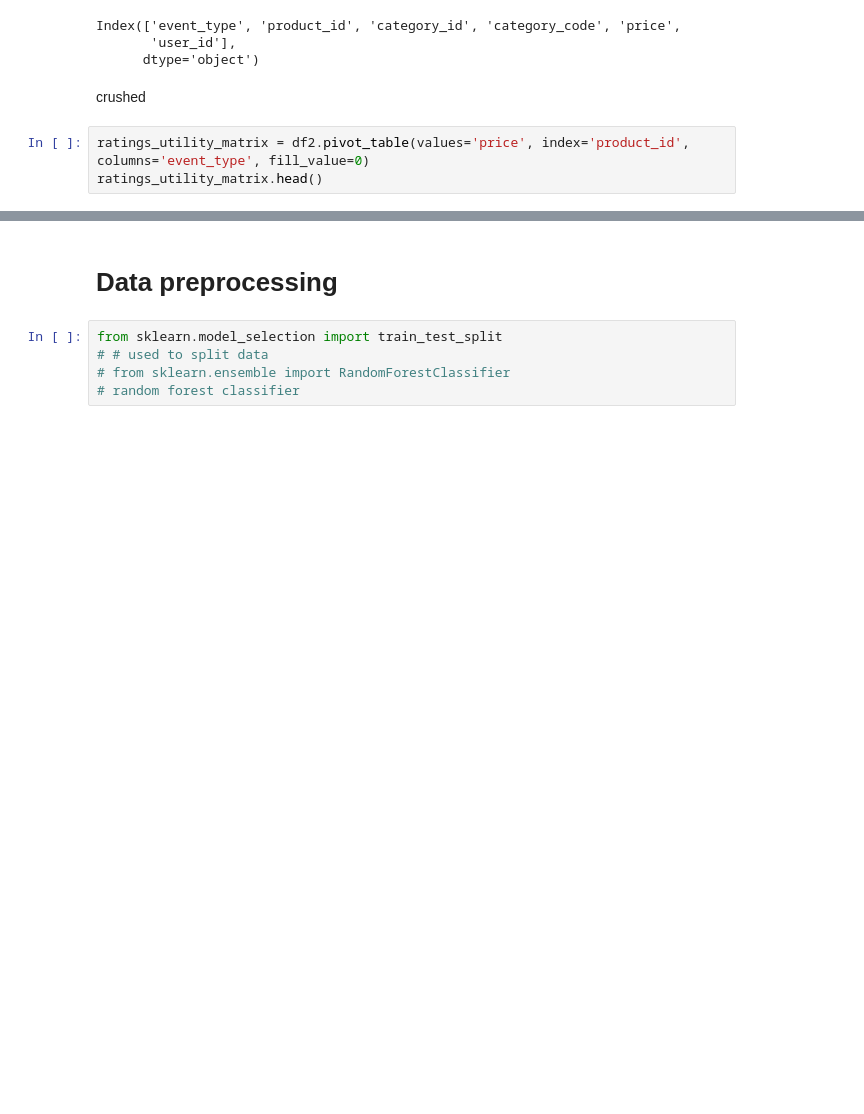
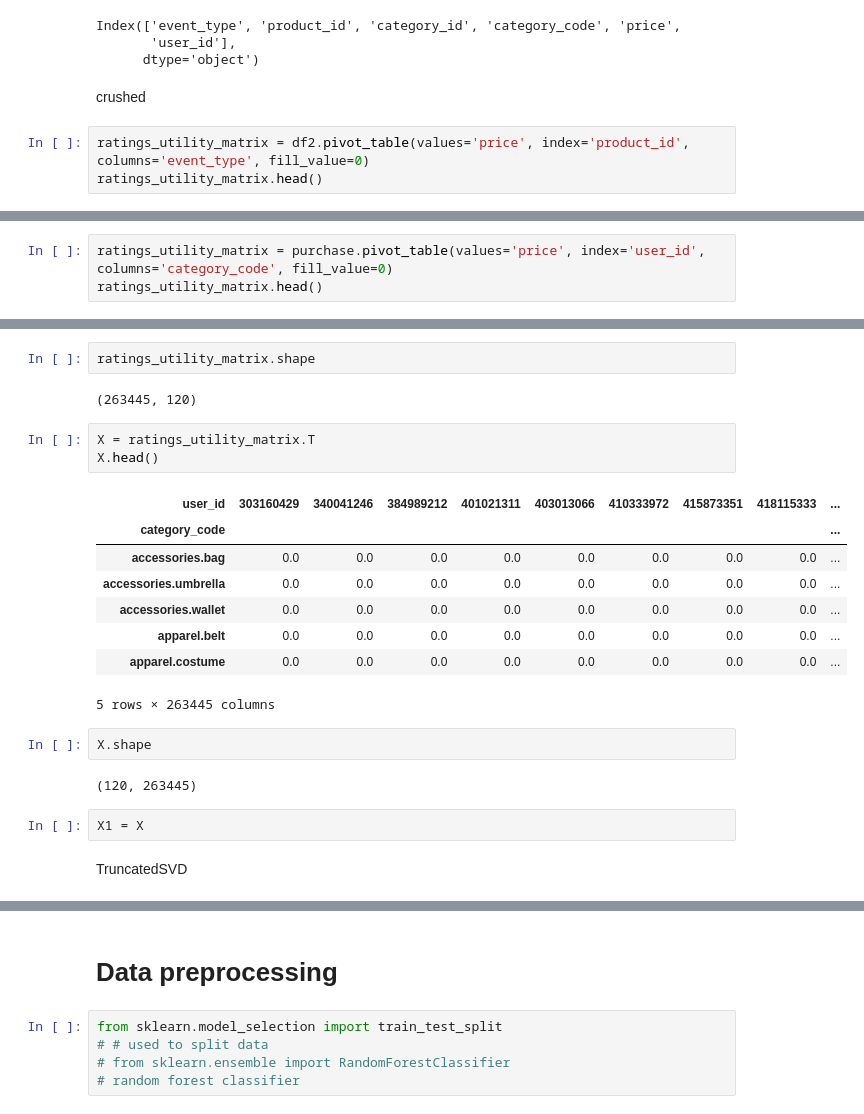
Before and after one commit to Senoirpro/Product-recommendation-for-e-commerce, a Jupyter notebook: senoir.ipynb, the cells around one changed output, grey strips where cells are left out. Saved outputs shown, nothing was run; the diff lists cells and outputs as text; blank space fills up the shorter version.

```diff
--- a/senoir.ipynb
+++ b/senoir.ipynb
@@ -557,0 +575,3 @@ ratings_utility_matrix.head()
+# %%
+ratings_utility_matrix = purchase.pivot_table(values='price', index='user_id', columns='category_code', fill_value=0)
+ratings_utility_matrix.head()
@@ -557,0 +587,24 @@ ratings_utility_matrix.head()
+# %%
+ratings_utility_matrix.shape
+# %% [output]
+(263445, 120)
+# %%
+X = ratings_utility_matrix.T
+X.head()
+# %% [output]
+| user_id | 303160429 | 340041246 | 384989212 | 401021311 | 403013066 | 410333972 | 415873351 | 418115333 | ... |
+| category_code |  |  |  |  |  |  |  |  | ... |
+| accessories.bag | 0.0 | 0.0 | 0.0 | 0.0 | 0.0 | 0.0 | 0.0 | 0.0 | ... |
+| accessories.umbrella | 0.0 | 0.0 | 0.0 | 0.0 | 0.0 | 0.0 | 0.0 | 0.0 | ... |
+| accessories.wallet | 0.0 | 0.0 | 0.0 | 0.0 | 0.0 | 0.0 | 0.0 | 0.0 | ... |
+| apparel.belt | 0.0 | 0.0 | 0.0 | 0.0 | 0.0 | 0.0 | 0.0 | 0.0 | ... |
+| apparel.costume | 0.0 | 0.0 | 0.0 | 0.0 | 0.0 | 0.0 | 0.0 | 0.0 | ... |
+5 rows × 263445 columns
+# %%
+X.shape
+# %% [output]
+(120, 263445)
+# %%
+X1 = X
+# %% [markdown]
+TruncatedSVD
```
Also changed, not shown: parts of 14 cells of this notebook.
